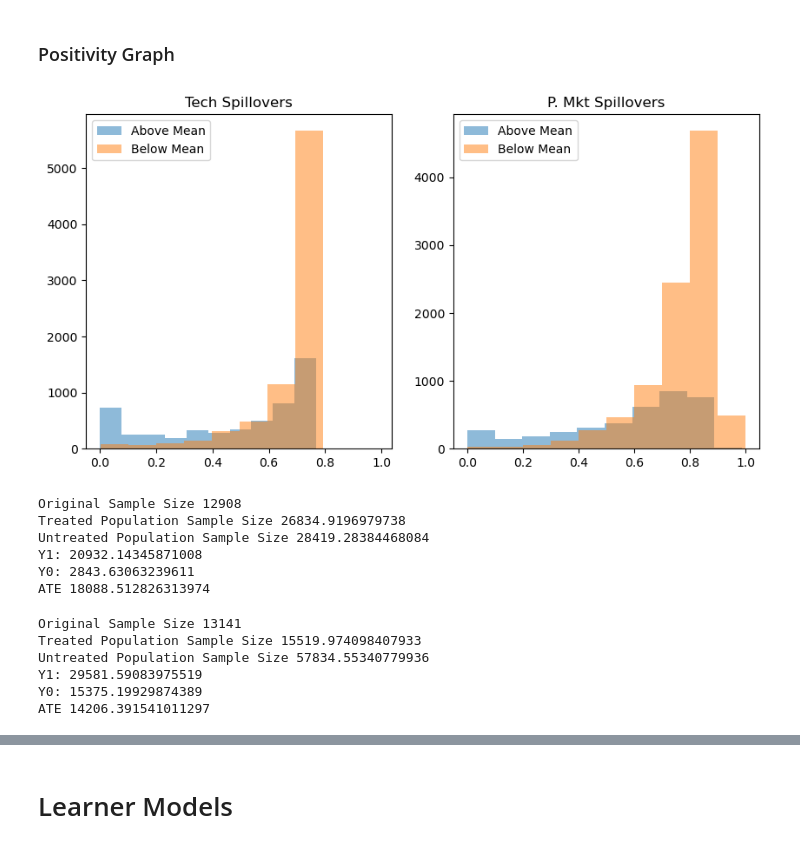
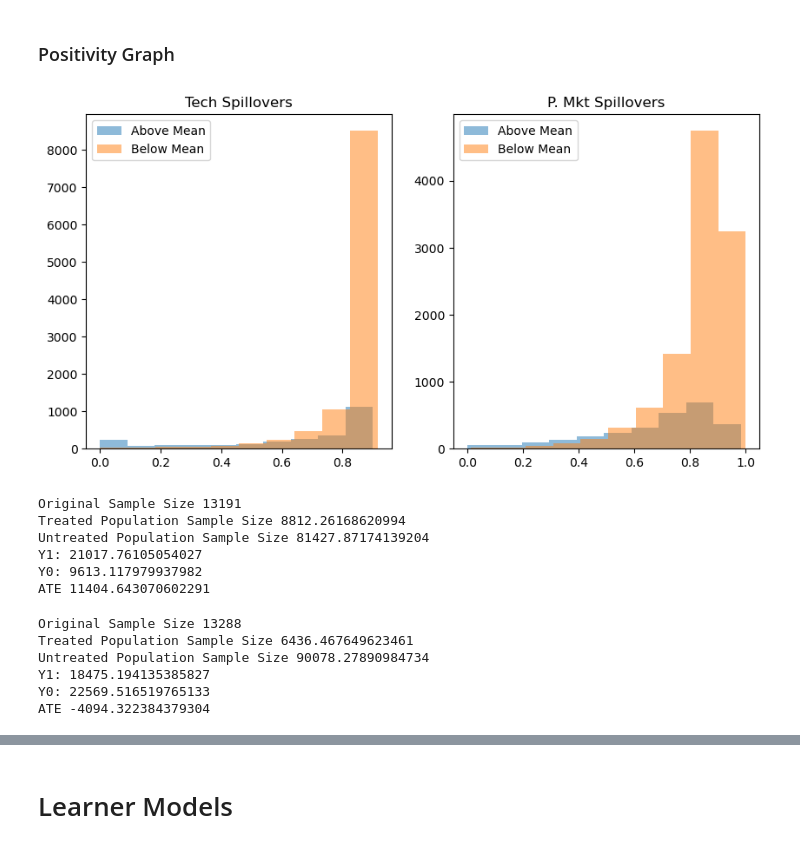
Before and after one commit to MartinMcFarlane/ECO2425-Causal-ML, a Jupyter notebook: Spillovers Project.ipynb, the cells around one changed output, grey strips where cells are left out. Saved outputs shown, nothing was run; the diff lists cells and outputs as text; code cells hidden in the pictures.

```diff
--- a/Spillovers Project.ipynb
+++ b/Spillovers Project.ipynb
@@ -1099,20 +1099,27 @@ plt.savefig('tech5yr.png')
 # %% [markdown]
 # Propensity Score / IPW Model
 # %%
-# Create binary treatment variable - above-mean spillovers
-df['sic_abv_mn'] = df['gspillsic'] > df['gspillsic'].mean()
-df['sic_abv_mn'] = df['sic_abv_mn'].astype(int)
+# # Create binary treatment variable - above-mean spillovers
+# df['sic_abv_mn'] = df['gspillsic'] > df['gspillsic'].mean()
+# df['sic_abv_mn'] = df['sic_abv_mn'].astype(int)
 
-df['tec_abv_mn'] = df['gspilltec'] > df['gspilltec'].mean()
-df['tec_abv_mn'] = df['tec_abv_mn'].astype(int)
+# df['tec_abv_mn'] = df['gspilltec'] > df['gspilltec'].mean()
+# df['tec_abv_mn'] = df['tec_abv_mn'].astype(int)
+
+# ADJUST TREATMENT VARIABLE: Firms where tech spillovers >= 80th percentile
+df['tec_abv_qtle'] = df['gspilltecIV'] > df['gspilltecIV'].quantile(0.8)
+df['tec_abv_qtle'] = df['tec_abv_qtle'].astype(int)
+
+df['sic_abv_qtle'] = df['gspillsicIV'] > df['gspillsicIV'].quantile(0.8)
+df['sic_abv_qtle'] = df['sic_abv_qtle'].astype(int)
 
 form_sic = 'sic_abv_mn ~ gspilltecIV + pat_count + rxrd + rsales + rppent + emp'
 form_tec = 'tec_abv_mn ~ gspillsicIV + pat_count + rxrd + rsales + rppent + emp'
 df['const'] = 1
 
 from sklearn.linear_model import LogisticRegression
-ps_sic = LogisticRegression(max_iter=1000).fit(y=df['sic_abv_mn'], X=df[['gspilltecIV','pat_count','rxrd','rsales','rppent','emp']])
-ps_tec = LogisticRegression(max_iter=1000).fit(y=df['tec_abv_mn'], X=df[['gspillsicIV','pat_count','rxrd','rsales','rppent','emp']])
+ps_sic = LogisticRegression(max_iter=1000).fit(y=df['sic_abv_qtle'], X=df[['gspilltecIV','pat_count','rxrd','rsales','rppent','emp']])
+ps_tec = LogisticRegression(max_iter=1000).fit(y=df['tec_abv_qtle'], X=df[['gspillsicIV','pat_count','rxrd','rsales','rppent','emp']])
 
 # initialize columns storing prop scores (get KeyError otherwise)
 df['ps_tec'] = 0
@@ -1125,38 +1132,39 @@ df['ps_sic'] = ps_sic.predict_proba(df[['gspilltecIV','pat_count','rxrd','rsales
 # %%
 fig, (ax1, ax2) = plt.subplots(1, 2, figsize=(10,5))
 # plot 1: positivity graph for gspilltec
-ax1.hist(df.loc[df.tec_abv_mn == 1, 'ps_tec'], label='Above Mean', alpha=0.5)
-ax1.hist(df.loc[df.tec_abv_mn == 0, 'ps_tec'], label='Below Mean', alpha=0.5)
+ax1.hist(df.loc[df.tec_abv_qtle == 1, 'ps_tec'], label='Above Mean', alpha=0.5)
+ax1.hist(df.loc[df.tec_abv_qtle == 0, 'ps_tec'], label='Below Mean', alpha=0.5)
 ax1.legend()
 ax1.set_title("Tech Spillovers")
 
 # plot 2: positivity graph for gspillsic
-ax2.hist(df.loc[df.sic_abv_mn == 1, 'ps_sic'], label='Above Mean', alpha=0.5)
-ax2.hist(df.loc[df.sic_abv_mn == 0, 'ps_sic'], label='Below Mean', alpha=0.5)
+ax2.hist(df.loc[df.sic_abv_qtle == 1, 'ps_sic'], label='Above Mean', alpha=0.5)
+ax2.hist(df.loc[df.sic_abv_qtle == 0, 'ps_sic'], label='Below Mean', alpha=0.5)
 ax2.legend()
 ax2.set_title("P. Mkt Spillovers")
 
 plt.show()
 # %% [output]
-[figure, old version]
+[figure, new version]
 # %%
 # Find ATE for tech spillovers
 
 ps_df = df.drop(df.query("ps_tec<=0.005 | ps_tec>0.995").index, axis=0)
 
-weight_t = 1/ps_df.query("tec_abv_mn==1")["ps_tec"]
-weight_nt = 1/(1-ps_df.query("tec_abv_mn==0")["ps_tec"])
+weight_t = 1/ps_df.query("tec_abv_qtle==1")["ps_tec"]
+weight_nt = 1/(1-ps_df.query("tec_abv_qtle==0")["ps_tec"])
 print("Original Sample Size", ps_df.shape[0])
 print("Treated Population Sample Size", sum(weight_t))
 print("Untreated Population Sample Size", sum(weight_nt))
 
-weight = ((ps_df["tec_abv_mn"]-ps_df["ps_tec"]) /
+weight = ((ps_df["tec_abv_qtle"]-ps_df["ps_tec"]) /
           (ps_df["ps_tec"]*(1-ps_df["ps_tec"])))
 
-y1 = sum(ps_df.query("tec_abv_mn==1")["rmkvaf"]*weight_t) / len(ps_df)
-y0 = sum(ps_df.query("tec_abv_mn==0")["rmkvaf"]*weight_nt) / len(ps_df)
+y1 = sum(ps_df.query("tec_abv_qtle==1")["rmkvaf"]*weight_t) / len(ps_df)
+y0 = sum(ps_df.query("tec_abv_qtle==0")["rmkvaf"]*weight_nt) / len(ps_df)
 
 ate = np.mean(weight * ps_df["rmkvaf"])
+ate_tec_ipw = ate # save results for later output
 
 # Save results in table
 results = pd.DataFrame(data = np.array([
@@ -1168,30 +1176,31 @@ print("Y1:", y1)
 print("Y0:", y0)
 print("ATE", ate)
 # %% [output]
-Original Sample Size 12908
-Treated Population Sample Size 26834.9196979738
-Untreated Population Sample Size 28419.28384468084
-Y1: 20932.14345871008
-Y0: 2843.63063239611
-ATE 18088.512826313974
+Original Sample Size 13191
+Treated Population Sample Size 8812.26168620994
+Untreated Population Sample Size 81427.87174139204
+Y1: 21017.76105054027
+Y0: 9613.117979937982
+ATE 11404.643070602291
 # %%
 # Find ATE for product market spillovers
 
 ps_df = df.drop(df.query("ps_sic<=0.005 | ps_sic>0.995").index, axis=0)
 
-weight_t = 1/ps_df.query("sic_abv_mn==1")["ps_sic"]
-weight_nt = 1/(1-ps_df.query("sic_abv_mn==0")["ps_sic"])
+weight_t = 1/ps_df.query("sic_abv_qtle==1")["ps_sic"]
+weight_nt = 1/(1-ps_df.query("sic_abv_qtle==0")["ps_sic"])
 print("Original Sample Size", ps_df.shape[0])
 print("Treated Population Sample Size", sum(weight_t))
 print("Untreated Population Sample Size", sum(weight_nt))
 
-weight = ((ps_df["sic_abv_mn"]-ps_df["ps_sic"]) /
+weight = ((ps_df["sic_abv_qtle"]-ps_df["ps_sic"]) /
           (ps_df["ps_sic"]*(1-ps_df["ps_sic"])))
 
-y1 = sum(ps_df.query("sic_abv_mn==1")["rmkvaf"]*weight_t) / len(ps_df)
-y0 = sum(ps_df.query("sic_abv_mn==0")["rmkvaf"]*weight_nt) / len(ps_df)
+y1 = sum(ps_df.query("sic_abv_qtle==1")["rmkvaf"]*weight_t) / len(ps_df)
+y0 = sum(ps_df.query("sic_abv_qtle==0")["rmkvaf"]*weight_nt) / len(ps_df)
 
 ate = np.mean(weight * ps_df["rmkvaf"])
+ate_sic_ipw = ate # save results for later output
 
 results.loc[1] = ['Product Market', y1, y0, ate]
 
@@ -1199,12 +1208,12 @@ print("Y1:", y1)
 print("Y0:", y0)
 print("ATE", ate)
 # %% [output]
-Original Sample Size 13141
-Treated Population Sample Size 15519.974098407933
-Untreated Population Sample Size 57834.55340779936
-Y1: 29581.59083975519
-Y0: 15375.19929874389
-ATE 14206.391541011297
+Original Sample Size 13288
+Treated Population Sample Size 6436.467649623461
+Untreated Population Sample Size 90078.27890984734
+Y1: 18475.194135385827
+Y0: 22569.516519765133
+ATE -4094.322384379304
 # %%
 # Finish output table for report
 results[['Y1','Y0','ATE']] = results[['Y1','Y0','ATE']].astype(float)
```
Also changed, not shown: parts of 26 cells of this notebook.
